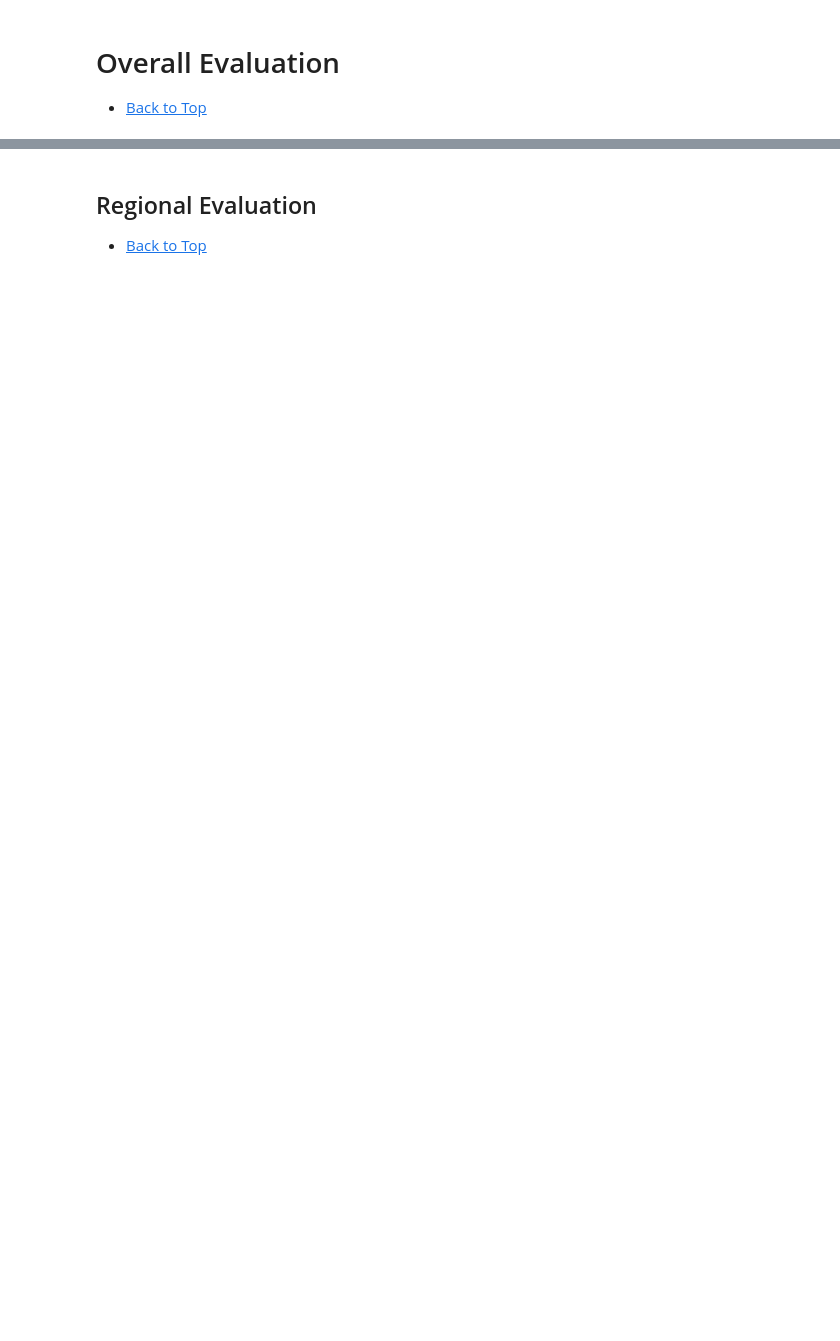
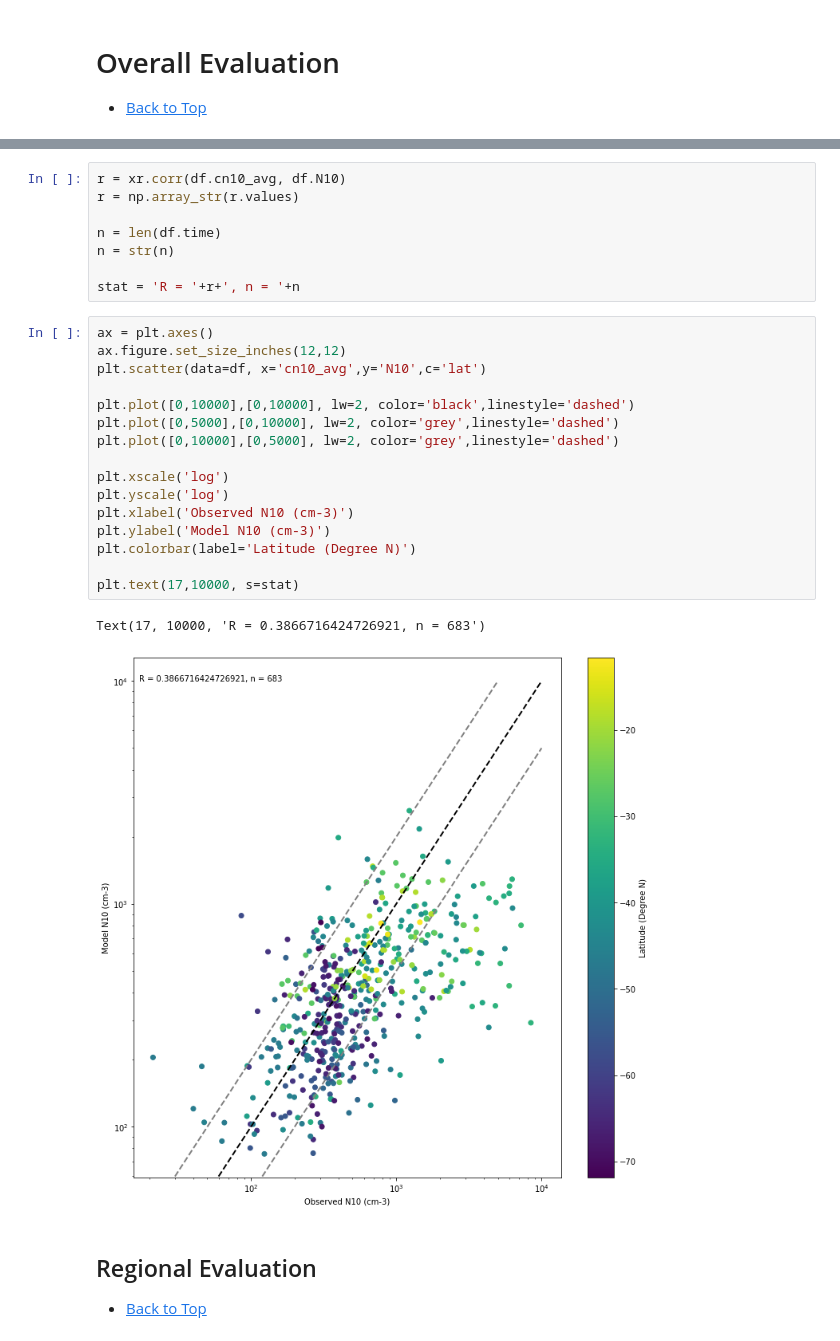
Before and after one commit to llamprey/access-eval, a Jupyter notebook: evaluation.ipynb, the cells around one changed output, grey strips where cells are left out. Cells and saved outputs as stored; diff of their text form; blank space fills up the shorter version.

Commit message:
Add code for load data and overall evaluatiion.

```diff
--- a/evaluation.ipynb
+++ b/evaluation.ipynb
@@ -35,3 +115,30 @@ warnings.filterwarnings('ignore')
+# %%
+r = xr.corr(df.cn10_avg, df.N10)
+r = np.array_str(r.values)
+
+n = len(df.time)
+n = str(n)
+
+stat = 'R = '+r+', n = '+n
+# %%
+ax = plt.axes()
+ax.figure.set_size_inches(12,12)
+plt.scatter(data=df, x='cn10_avg',y='N10',c='lat')
+
+plt.plot([0,10000],[0,10000], lw=2, color='black',linestyle='dashed')
+plt.plot([0,5000],[0,10000], lw=2, color='grey',linestyle='dashed')
+plt.plot([0,10000],[0,5000], lw=2, color='grey',linestyle='dashed')
+
+plt.xscale('log')
+plt.yscale('log')
+plt.xlabel('Observed N10 (cm-3)')
+plt.ylabel('Model N10 (cm-3)')
+plt.colorbar(label='Latitude (Degree N)')
+
+plt.text(17,10000, s=stat)
+# %% [output]
+Text(17, 10000, 'R = 0.3866716424726921, n = 683')
+[figure, added]
 # %% [markdown]
 ## Regional Evaluation <a class="anchor" id="second-bullet"></a>
 * [Back to Top](#top)
```
Also changed, not shown: parts of 6 cells of this notebook.
